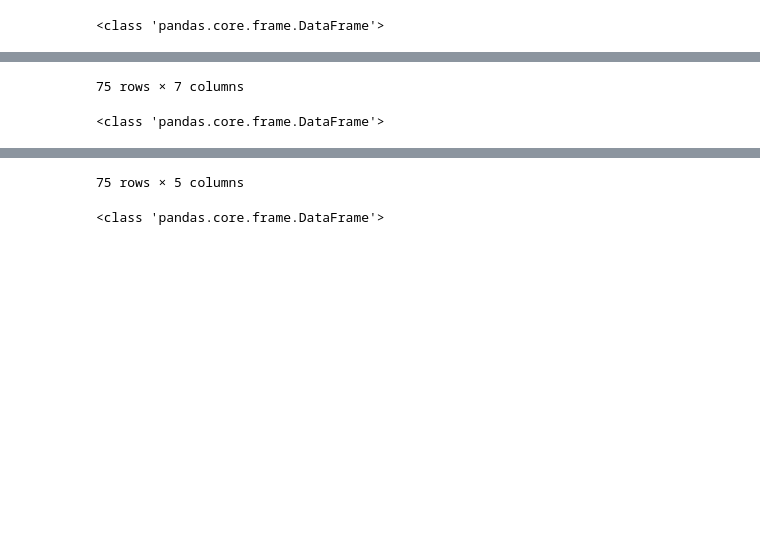
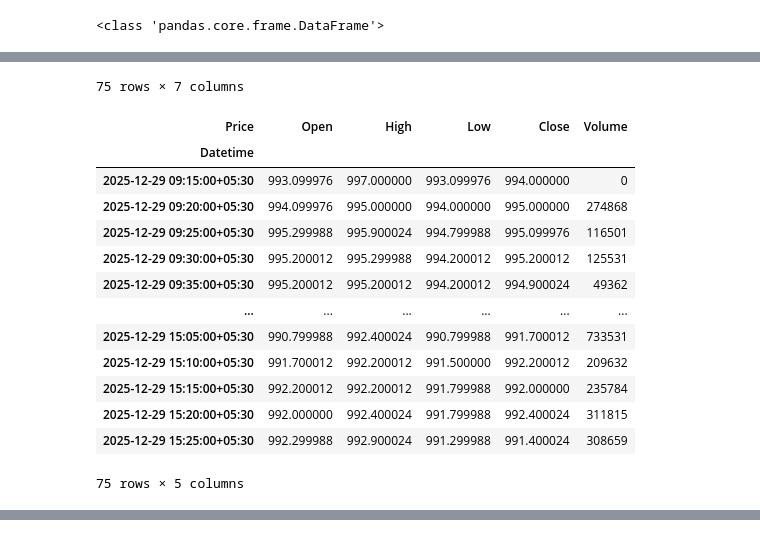
Before and after one commit to aaghash17/trade_strategy_test, a Jupyter notebook: strategy_1 v1.1.ipynb, the cells around one changed output, grey strips where cells are left out. Cells and saved outputs as stored; diff of their text form; code cells hidden in the pictures; blank space fills up the shorter version.

```diff
--- a/strategy_1 v1.1.ipynb
+++ b/strategy_1 v1.1.ipynb
@@ -30,6 +30,12 @@ def get_data(symbol, date,interval):
   if data is None or data.empty:
     return None
   return data
+
+def extract_ticker(df, ticker):
+    for level in range(df.columns.nlevels):
+        if ticker in df.columns.get_level_values(level):
+            return df.xs(ticker, axis=1, level=level)
+    raise KeyError(f"{ticker} not found in columns")
 
 def fix_ist(df):
     if df.index.tz is None:
@@ -424,36 +430,51 @@ def run_multi_range(ticker_symbol, days_back, show_fig=False):
 #run_range(ticker_symbol,60,True)
 
 # For testing single
 #ticker_symbol = "HDFCBANK.NS"
 #date = "2025-12-19"
 #fig = strategy1(ticker_symbol, date);
 #fig.show(config={"scrollZoom": True})
 
 data = get_data("HDFCBANK.NS","2025-12-19","5m")
 print(type(data))
 display(data)
 
-data1 = get_single_symbol_day("HDFCBANK.NS","2025-12-19","5m")
-print(type(data1))
-display(data1)
+#data1 = get_single_symbol_day("HDFCBANK.NS","2025-12-19","5m")
+#print(type(data1))
+#display(data1)
 
 data2 = get_multiple_symbols_day(["HDFCBANK.NS","TITAN.NS"], "2025-12-29","5m")
-print(type(data2))
-display(data2)
+df1 = extract_ticker(data2, "HDFCBANK.NS")
+#df1 = data2.xs("HDFCBANK.NS", axis=1, level=1)
+#print(type(df1))
+display(df1)
 # %% [output]
 <class 'pandas.core.frame.DataFrame'>
 |  | Open | High | Low | Close | Volume | Dividends | Stock Splits |
 | Datetime |  |  |  |  |  |  |  |
 | 2025-12-19 09:15:00+05:30 | 982.099976 | 984.700012 | 978.799988 | 979.700012 | 0 | 0.0 | 0.0 |
 | 2025-12-19 09:20:00+05:30 | 979.700012 | 981.599976 | 979.400024 | 981.200012 | 198345 | 0.0 | 0.0 |
 | 2025-12-19 09:25:00+05:30 | 981.000000 | 981.799988 | 980.599976 | 981.799988 | 123810 | 0.0 | 0.0 |
 | 2025-12-19 09:30:00+05:30 | 981.799988 | 982.700012 | 981.799988 | 982.599976 | 138720 | 0.0 | 0.0 |
 | 2025-12-19 09:35:00+05:30 | 982.599976 | 983.700012 | 982.500000 | 983.599976 | 139351 | 0.0 | 0.0 |
 | ... | ... | ... | ... | ... | ... | ... | ... |
 | 2025-12-19 15:05:00+05:30 | 986.200012 | 986.500000 | 985.299988 | 986.099976 | 1163808 | 0.0 | 0.0 |
 | 2025-12-19 15:10:00+05:30 | 986.200012 | 986.299988 | 985.799988 | 985.900024 | 1226501 | 0.0 | 0.0 |
 | 2025-12-19 15:15:00+05:30 | 985.900024 | 986.000000 | 985.599976 | 985.599976 | 1184385 | 0.0 | 0.0 |
 | 2025-12-19 15:20:00+05:30 | 985.700012 | 985.700012 | 984.299988 | 985.200012 | 1399990 | 0.0 | 0.0 |
 | 2025-12-19 15:25:00+05:30 | 985.299988 | 986.000000 | 982.000000 | 985.200012 | 1154974 | 0.0 | 0.0 |
 75 rows × 7 columns
+| Price | Open | High | Low | Close | Volume |
+| Datetime |  |  |  |  |  |
+| 2025-12-29 09:15:00+05:30 | 993.099976 | 997.000000 | 993.099976 | 994.000000 | 0 |
+| 2025-12-29 09:20:00+05:30 | 994.099976 | 995.000000 | 994.000000 | 995.000000 | 274868 |
+| 2025-12-29 09:25:00+05:30 | 995.299988 | 995.900024 | 994.799988 | 995.099976 | 116501 |
+| 2025-12-29 09:30:00+05:30 | 995.200012 | 995.299988 | 994.200012 | 995.200012 | 125531 |
+| 2025-12-29 09:35:00+05:30 | 995.200012 | 995.200012 | 994.200012 | 994.900024 | 49362 |
+| ... | ... | ... | ... | ... | ... |
+| 2025-12-29 15:05:00+05:30 | 990.799988 | 992.400024 | 990.799988 | 991.700012 | 733531 |
+| 2025-12-29 15:10:00+05:30 | 991.700012 | 992.200012 | 991.500000 | 992.200012 | 209632 |
+| 2025-12-29 15:15:00+05:30 | 992.200012 | 992.200012 | 991.799988 | 992.000000 | 235784 |
+| 2025-12-29 15:20:00+05:30 | 992.000000 | 992.400024 | 991.799988 | 992.400024 | 311815 |
+| 2025-12-29 15:25:00+05:30 | 992.299988 | 992.900024 | 991.299988 | 991.400024 | 308659 |
-<class 'pandas.core.frame.DataFrame'>
+75 rows × 5 columns
@@ -474,2 +480,0 @@ display(data2)
-75 rows × 5 columns
-<class 'pandas.core.frame.DataFrame'>
```
Also changed, not shown: parts of 1 cell of this notebook.
